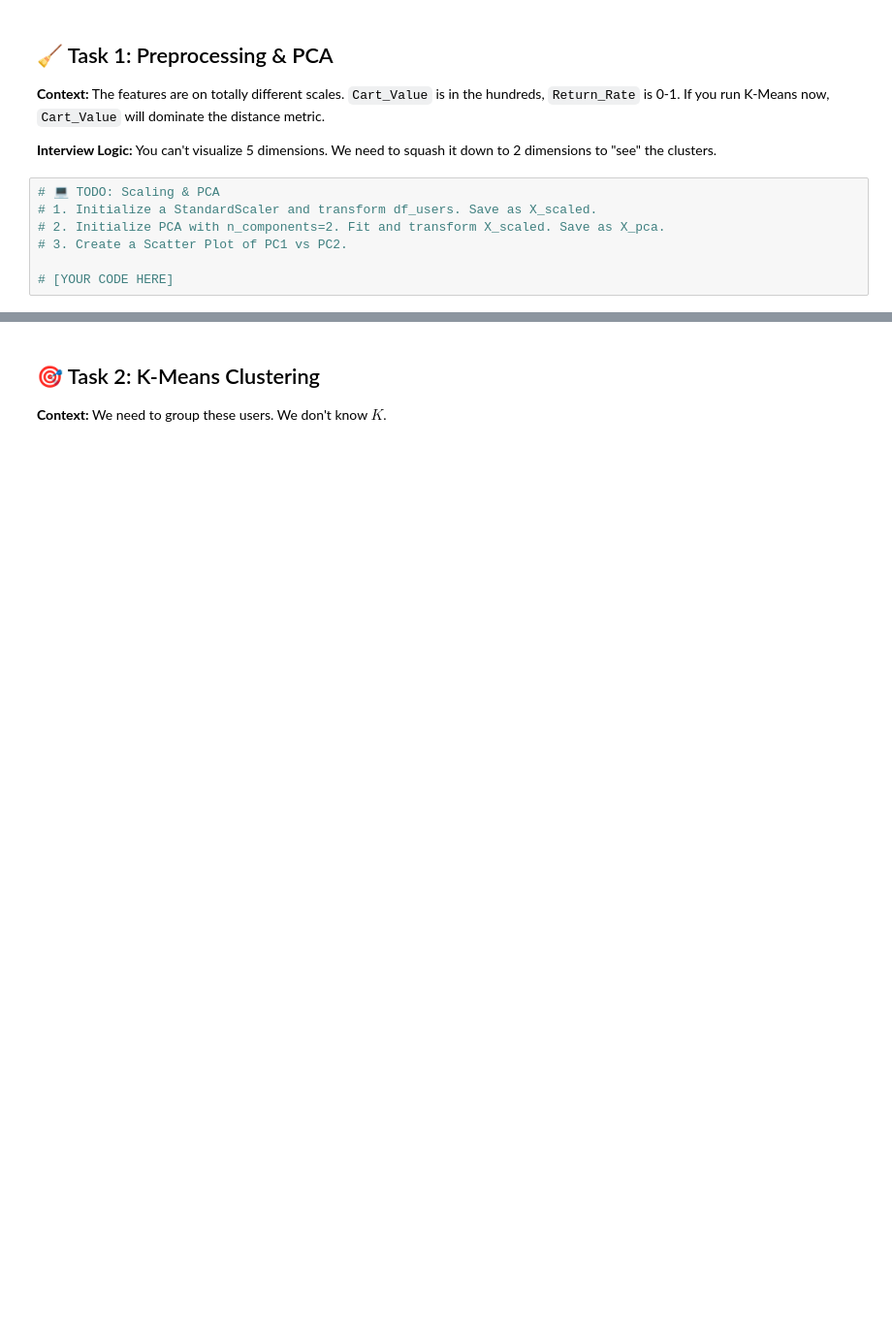
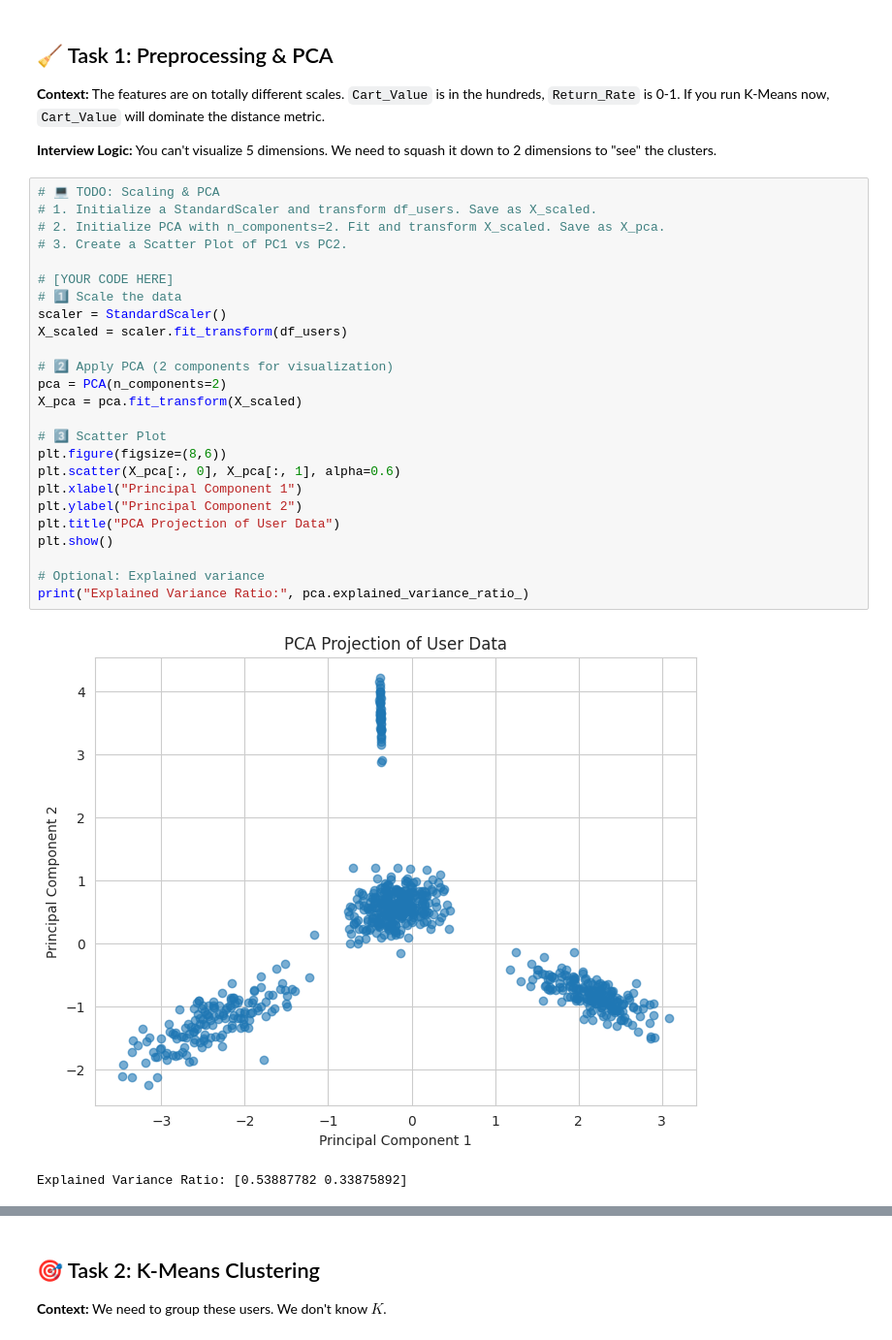
Before and after one commit to Mohith200023/AI_Interview_Assist, a Jupyter notebook: Interview_Prep_5/interview_prep_simulation_scenarios_5.ipynb, the cells around one changed output, grey strips where cells are left out. Shown at 97% size. Saved outputs shown, nothing was run; the diff lists cells and outputs as text; blank space fills up the shorter version.

```diff
--- a/Interview_Prep_5/interview_prep_simulation_scenarios_5.ipynb
+++ b/Interview_Prep_5/interview_prep_simulation_scenarios_5.ipynb
@@ -311,10 +407,31 @@ df_users.head()
 # %%
 # 💻 TODO: Scaling & PCA
 # 1. Initialize a StandardScaler and transform df_users. Save as X_scaled.
 # 2. Initialize PCA with n_components=2. Fit and transform X_scaled. Save as X_pca.
 # 3. Create a Scatter Plot of PC1 vs PC2.
 
 # [YOUR CODE HERE]
+# 1️⃣ Scale the data
+scaler = StandardScaler()
+X_scaled = scaler.fit_transform(df_users)
+
+# 2️⃣ Apply PCA (2 components for visualization)
+pca = PCA(n_components=2)
+X_pca = pca.fit_transform(X_scaled)
+
+# 3️⃣ Scatter Plot
+plt.figure(figsize=(8,6))
+plt.scatter(X_pca[:, 0], X_pca[:, 1], alpha=0.6)
+plt.xlabel("Principal Component 1")
+plt.ylabel("Principal Component 2")
+plt.title("PCA Projection of User Data")
+plt.show()
+
+# Optional: Explained variance
+print("Explained Variance Ratio:", pca.explained_variance_ratio_)
+# %% [output]
+[figure, added]
+Explained Variance Ratio: [0.53887782 0.33875892]
 # %% [markdown]
 ## 🎤 Interview Question 1
 **The Hiring Manager asks:** "I see you used PCA to visualize the data. Look at the variance explained ratio (print it if you haven't). Did we lose a lot of information by compressing 5 dimensions into 2? If we lost 40% of the variance, is this plot still trustworthy?"
```
Also changed, not shown: parts of 17 cells of this notebook.
